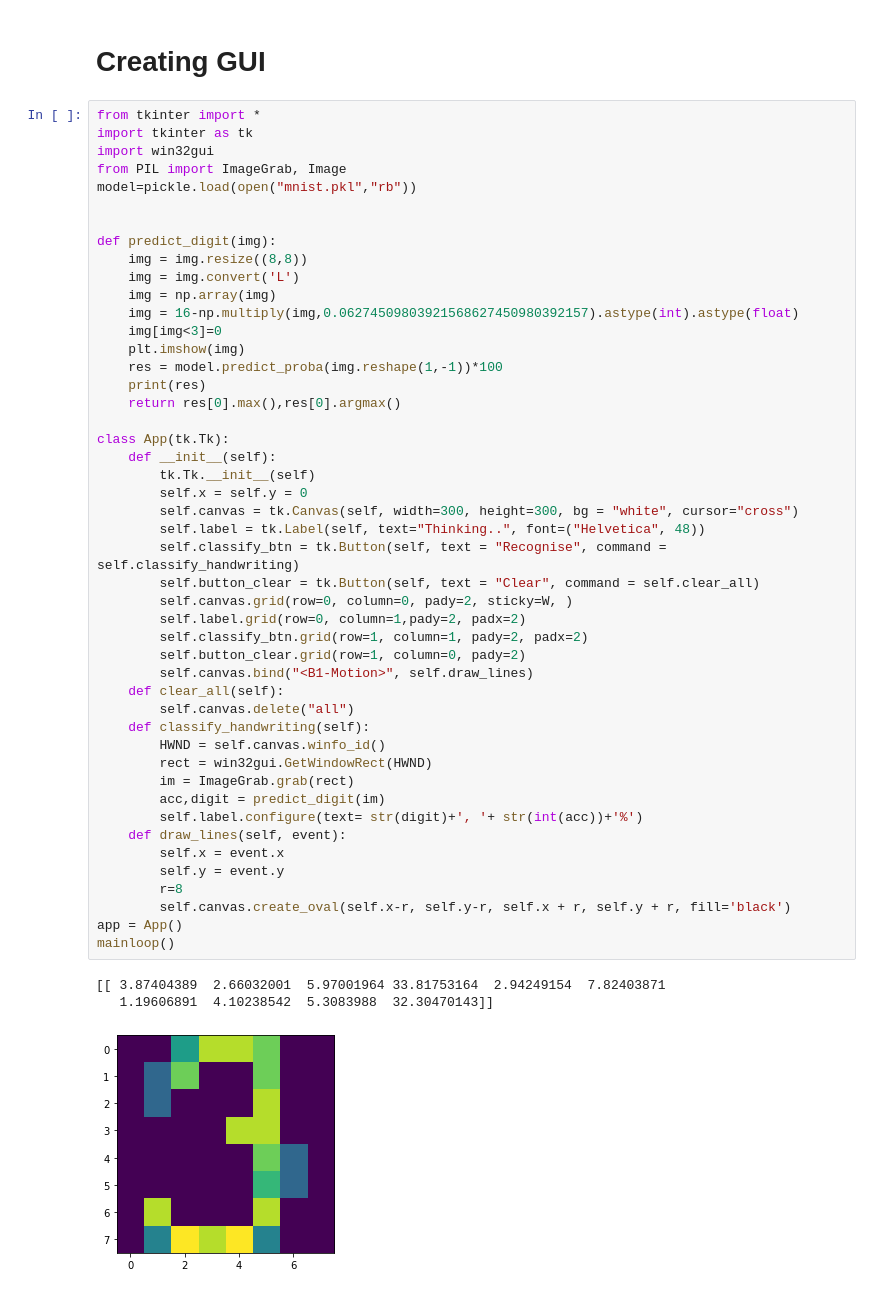
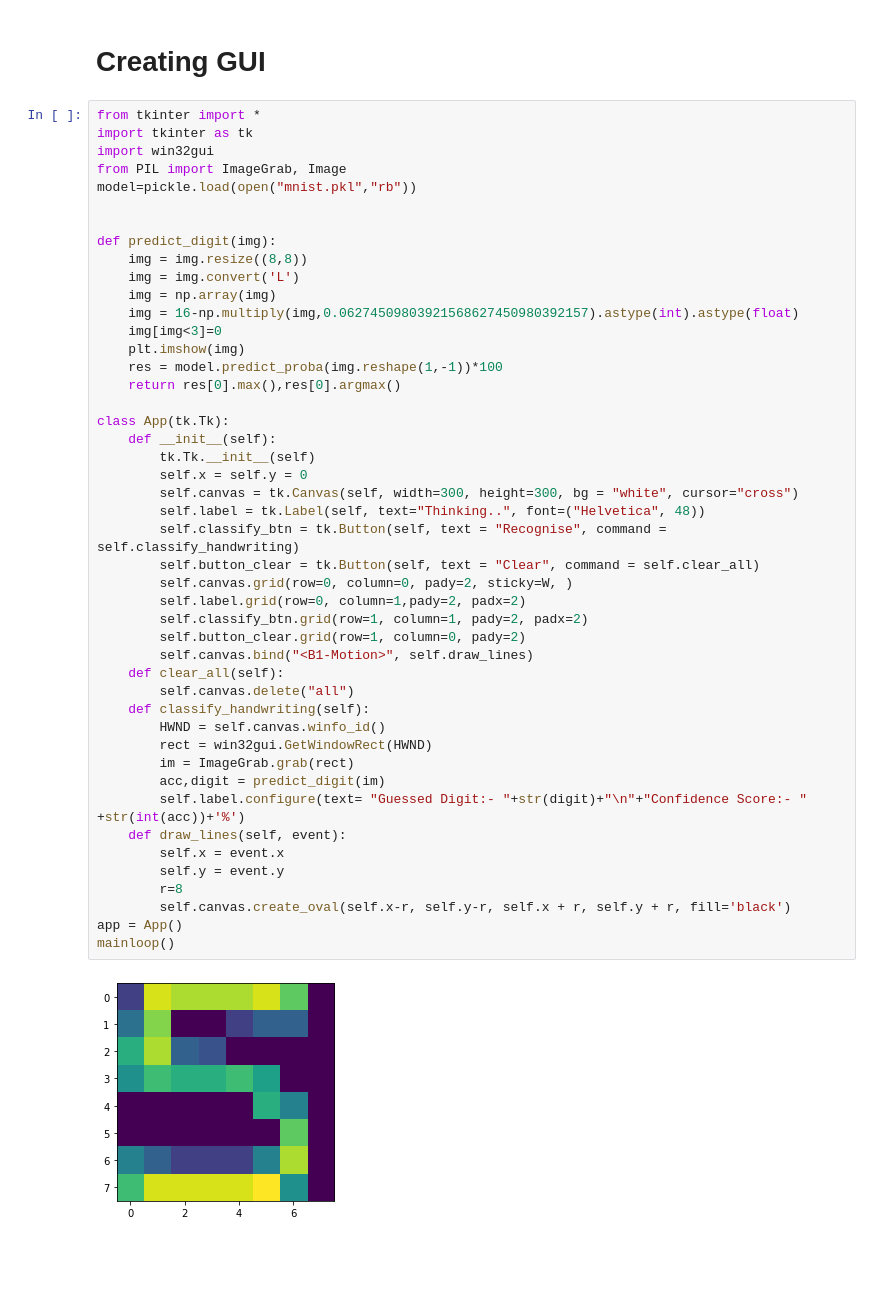
Before and after one commit to UtkarshPrajapati/Number-Recognition, a Jupyter notebook: NumberRecognition.ipynb, the cells around one changed output. Drawn from its saved outputs; the diff is of its cells as text; blank space fills up the shorter version.

```diff
--- a/NumberRecognition.ipynb
+++ b/NumberRecognition.ipynb
@@ -125,38 +125,35 @@ def predict_digit(img):
     img[img<3]=0
     plt.imshow(img)
     res = model.predict_proba(img.reshape(1,-1))*100
-    print(res)
     return res[0].max(),res[0].argmax()
 
 class App(tk.Tk):
     def __init__(self):
         tk.Tk.__init__(self)
         self.x = self.y = 0
         self.canvas = tk.Canvas(self, width=300, height=300, bg = "white", cursor="cross")
         self.label = tk.Label(self, text="Thinking..", font=("Helvetica", 48))
         self.classify_btn = tk.Button(self, text = "Recognise", command = self.classify_handwriting)
         self.button_clear = tk.Button(self, text = "Clear", command = self.clear_all)
         self.canvas.grid(row=0, column=0, pady=2, sticky=W, )
         self.label.grid(row=0, column=1,pady=2, padx=2)
         self.classify_btn.grid(row=1, column=1, pady=2, padx=2)
         self.button_clear.grid(row=1, column=0, pady=2)
         self.canvas.bind("<B1-Motion>", self.draw_lines)
     def clear_all(self):
         self.canvas.delete("all")
     def classify_handwriting(self):
         HWND = self.canvas.winfo_id()
         rect = win32gui.GetWindowRect(HWND)
         im = ImageGrab.grab(rect)
         acc,digit = predict_digit(im)
-        self.label.configure(text= str(digit)+', '+ str(int(acc))+'%')
+        self.label.configure(text= "Guessed Digit:- "+str(digit)+"\n"+"Confidence Score:- " +str(int(acc))+'%')
     def draw_lines(self, event):
         self.x = event.x
         self.y = event.y
         r=8
         self.canvas.create_oval(self.x-r, self.y-r, self.x + r, self.y + r, fill='black')
 app = App()
 mainloop()
 # %% [output]
-[[ 3.87404389  2.66032001  5.97001964 33.81753164  2.94249154  7.82403871
-   1.19606891  4.10238542  5.3083988  32.30470143]]
-[figure, old version]
+[figure, new version]
```
Also changed, not shown: parts of 1 cell of this notebook.
